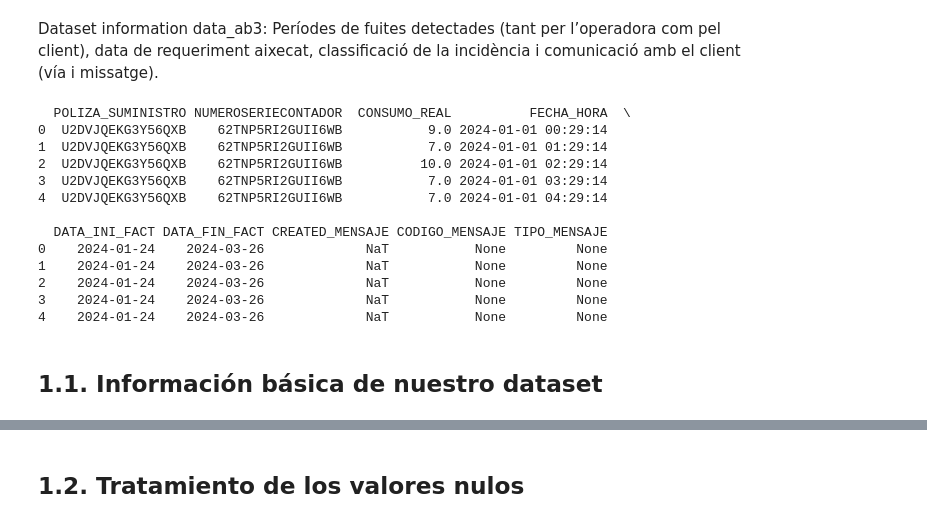
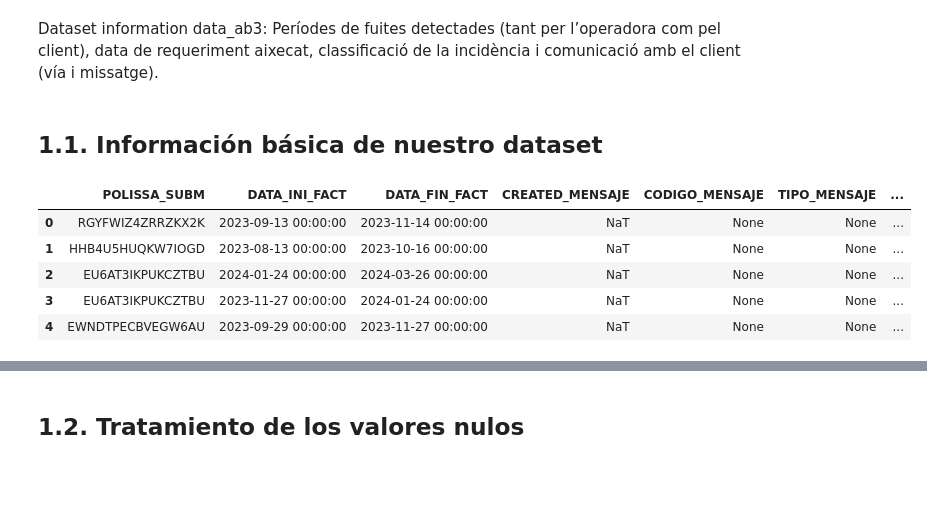
Before and after one commit to laxhoni/GeSAI-AB_Data_Challenge, a Jupyter notebook: project-notebooks/data-preparation.ipynb, the cells around one changed output, grey strips where cells are left out. Saved outputs shown, nothing was run; the diff lists cells and outputs as text; code cells hidden in the pictures; blank space fills up the shorter version.

```diff
--- a/project-notebooks/data-preparation.ipynb
+++ b/project-notebooks/data-preparation.ipynb
@@ -8,23 +8,5 @@ import pandas as pd
 # %% [markdown]
 Dataset information data_ab3: Períodes de fuites detectades (tant per l’operadora com pel client), data de
 requeriment aixecat, classificació de la incidència i comunicació amb el client (vía i missatge).
-# %%
-# Load dataset from data/official-data/data_ab3.parquet
-df_ab3 = pd.read_parquet('../data/official-data/data_ab3.parquet')
-print(df_ab3.head())
-# %% [output]
-  POLIZA_SUMINISTRO NUMEROSERIECONTADOR  CONSUMO_REAL          FECHA_HORA  \
-0  U2DVJQEKG3Y56QXB    62TNP5RI2GUII6WB           9.0 2024-01-01 00:29:14
-1  U2DVJQEKG3Y56QXB    62TNP5RI2GUII6WB           7.0 2024-01-01 01:29:14
-2  U2DVJQEKG3Y56QXB    62TNP5RI2GUII6WB          10.0 2024-01-01 02:29:14
-3  U2DVJQEKG3Y56QXB    62TNP5RI2GUII6WB           7.0 2024-01-01 03:29:14
-4  U2DVJQEKG3Y56QXB    62TNP5RI2GUII6WB           7.0 2024-01-01 04:29:14
-
-  DATA_INI_FACT DATA_FIN_FACT CREATED_MENSAJE CODIGO_MENSAJE TIPO_MENSAJE
-0    2024-01-24    2024-03-26             NaT           None         None
-1    2024-01-24    2024-03-26             NaT           None         None
-2    2024-01-24    2024-03-26             NaT           None         None
-3    2024-01-24    2024-03-26             NaT           None         None
-4    2024-01-24    2024-03-26             NaT           None         None
 # %% [markdown]
 ## 1.1. Información básica de nuestro dataset
@@ -31,3 +16,13 @@ print(df_ab3.head())
+# %%
+# Display the first few rows of the dataframe
+display(df_ab3.head())
+# %% [output]
+|  | POLISSA_SUBM | DATA_INI_FACT | DATA_FIN_FACT | CREATED_MENSAJE | CODIGO_MENSAJE | TIPO_MENSAJE | ... |
+| 0 | RGYFWIZ4ZRRZKX2K | 2023-09-13 00:00:00 | 2023-11-14 00:00:00 | NaT | None | None | ... |
+| 1 | HHB4U5HUQKW7IOGD | 2023-08-13 00:00:00 | 2023-10-16 00:00:00 | NaT | None | None | ... |
+| 2 | EU6AT3IKPUKCZTBU | 2024-01-24 00:00:00 | 2024-03-26 00:00:00 | NaT | None | None | ... |
+| 3 | EU6AT3IKPUKCZTBU | 2023-11-27 00:00:00 | 2024-01-24 00:00:00 | NaT | None | None | ... |
+| 4 | EWNDTPECBVEGW6AU | 2023-09-29 00:00:00 | 2023-11-27 00:00:00 | NaT | None | None | ... |
 # %%
 # Display basic information about the DataFrame
 print('DataFrame Information:')
```
Also changed, not shown: parts of 19 cells of this notebook, 3 other files.
